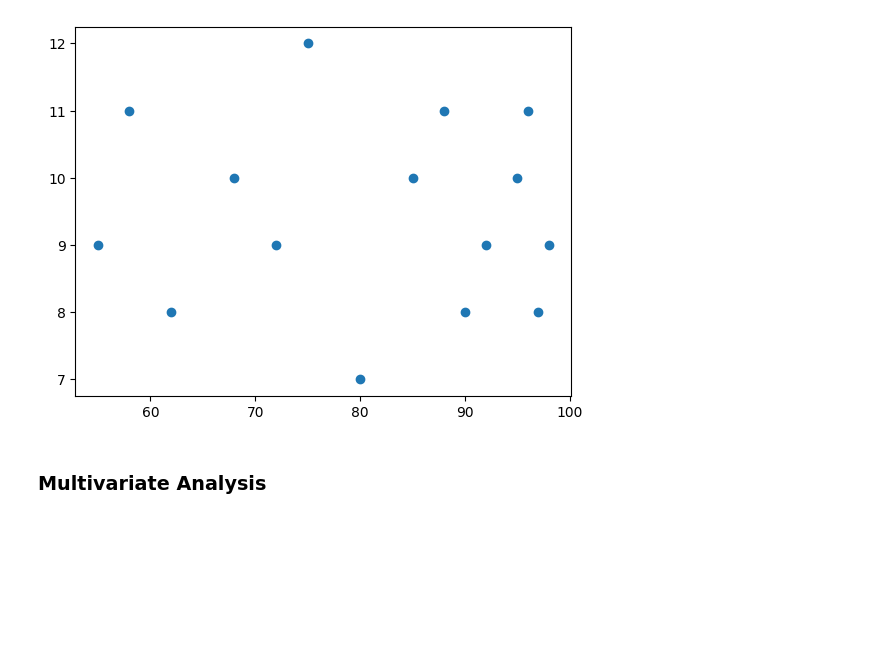
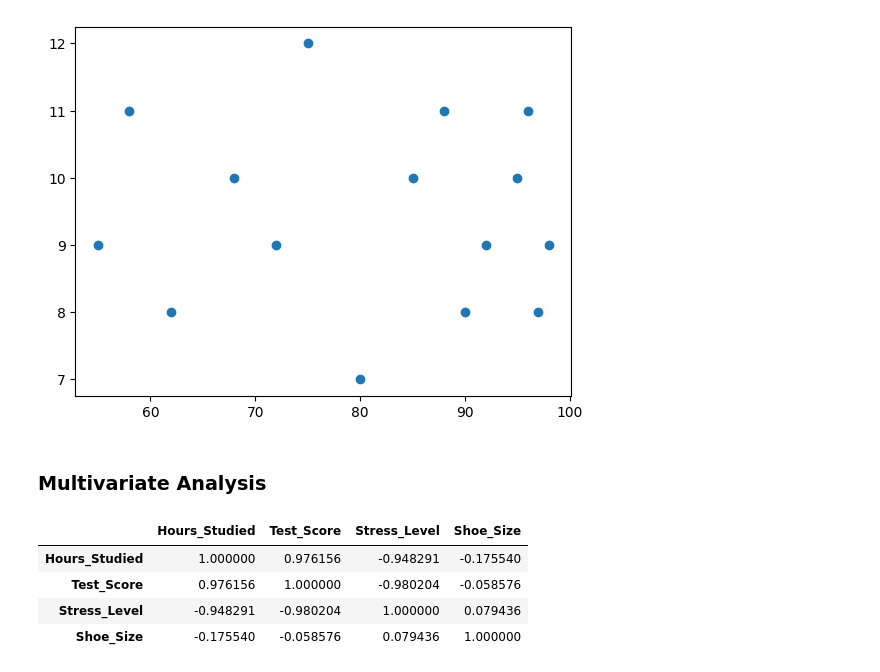
Before and after one commit to mhemanthkmr1503-ctrl/DataScience_Aug_2025, a Jupyter notebook: MachineLearning/Bivariate_Analysis.ipynb, the cells around one changed output. Cells and saved outputs as stored; diff of their text form; code cells hidden in the pictures; blank space fills up the shorter version.

```diff
--- a/MachineLearning/Bivariate_Analysis.ipynb
+++ b/MachineLearning/Bivariate_Analysis.ipynb
@@ -46,3 +46,11 @@ plt.scatter(df['Test_Score'], df['Shoe_Size'])
 [figure]
 # %% [markdown]
 ### Multivariate Analysis
+# %%
+df.corr()
+# %% [output]
+|  | Hours_Studied | Test_Score | Stress_Level | Shoe_Size |
+| Hours_Studied | 1.000000 | 0.976156 | -0.948291 | -0.175540 |
+| Test_Score | 0.976156 | 1.000000 | -0.980204 | -0.058576 |
+| Stress_Level | -0.948291 | -0.980204 | 1.000000 | 0.079436 |
+| Shoe_Size | -0.175540 | -0.058576 | 0.079436 | 1.000000 |
```
Also changed, not shown: parts of 2 cells of this notebook, 1 other file.
